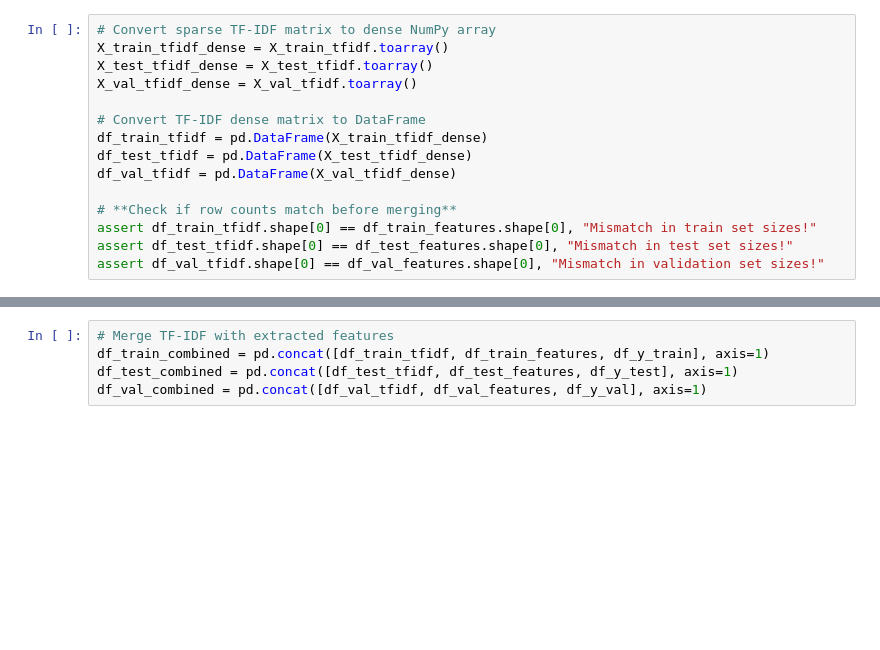
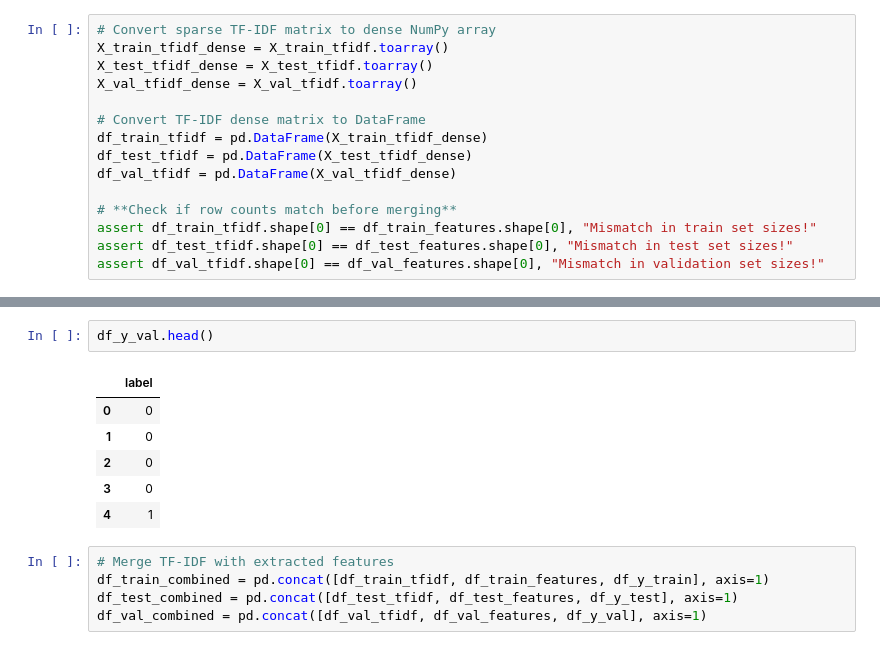
Before and after one commit to ngjocelyn/INF2008_YelpZip, a Jupyter notebook: 02_YelpZip_FeatureExtractionEngineering.ipynb, the cells around one changed output, grey strips where cells are left out. Cells and saved outputs as stored; diff of their text form; blank space fills up the shorter version.

```diff
--- a/02_YelpZip_FeatureExtractionEngineering.ipynb
+++ b/02_YelpZip_FeatureExtractionEngineering.ipynb
@@ -412,3 +450,12 @@ df_y_val = pd.DataFrame(y_val, columns=["label"])
+# %%
+df_y_val.head()
+# %% [output]
+|  | label |
+| 0 | 0 |
+| 1 | 0 |
+| 2 | 0 |
+| 3 | 0 |
+| 4 | 1 |
 # %%
 # Merge TF-IDF with extracted features
 df_train_combined = pd.concat([df_train_tfidf, df_train_features, df_y_train], axis=1)
```
Also changed, not shown: parts of 12 cells of this notebook.
